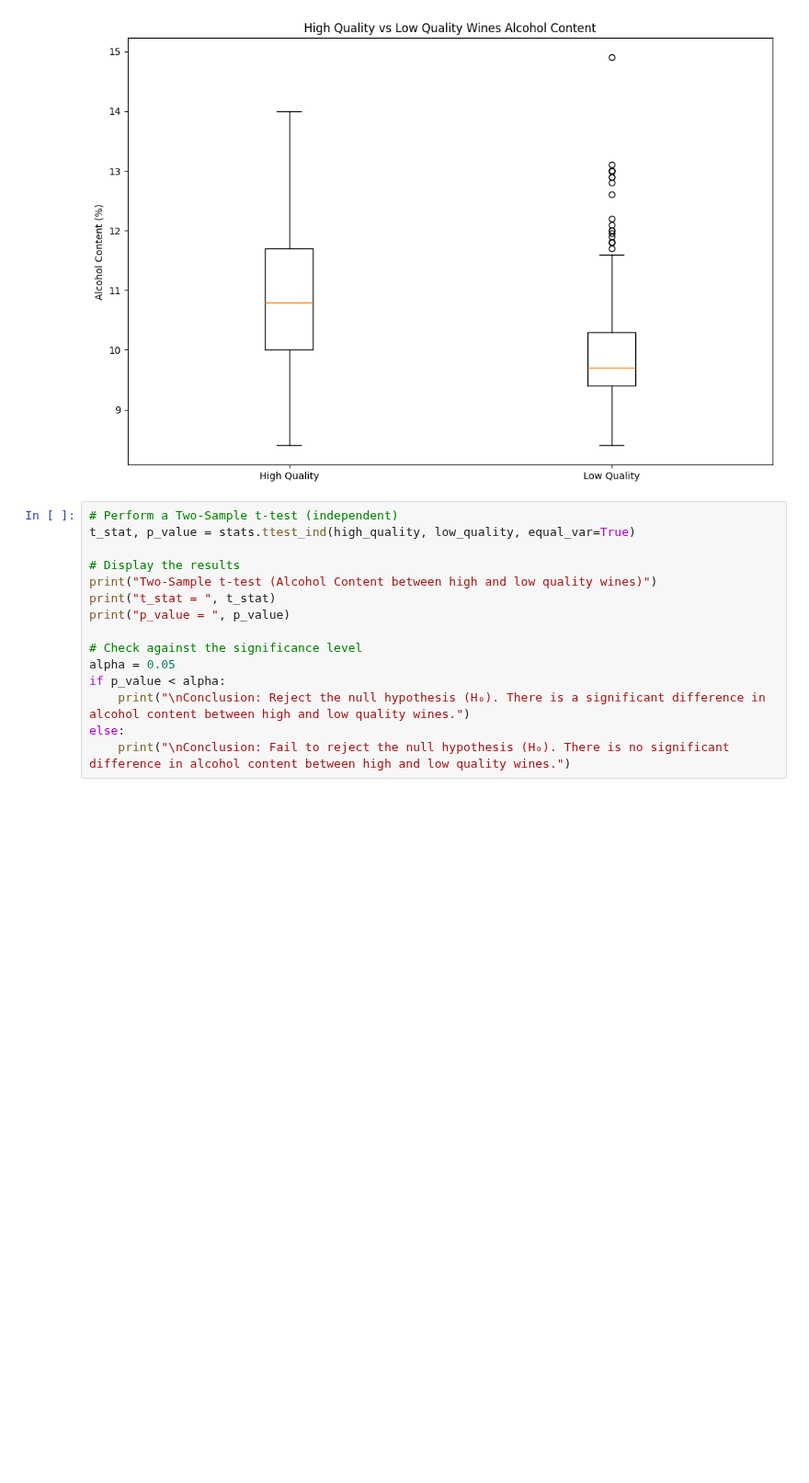
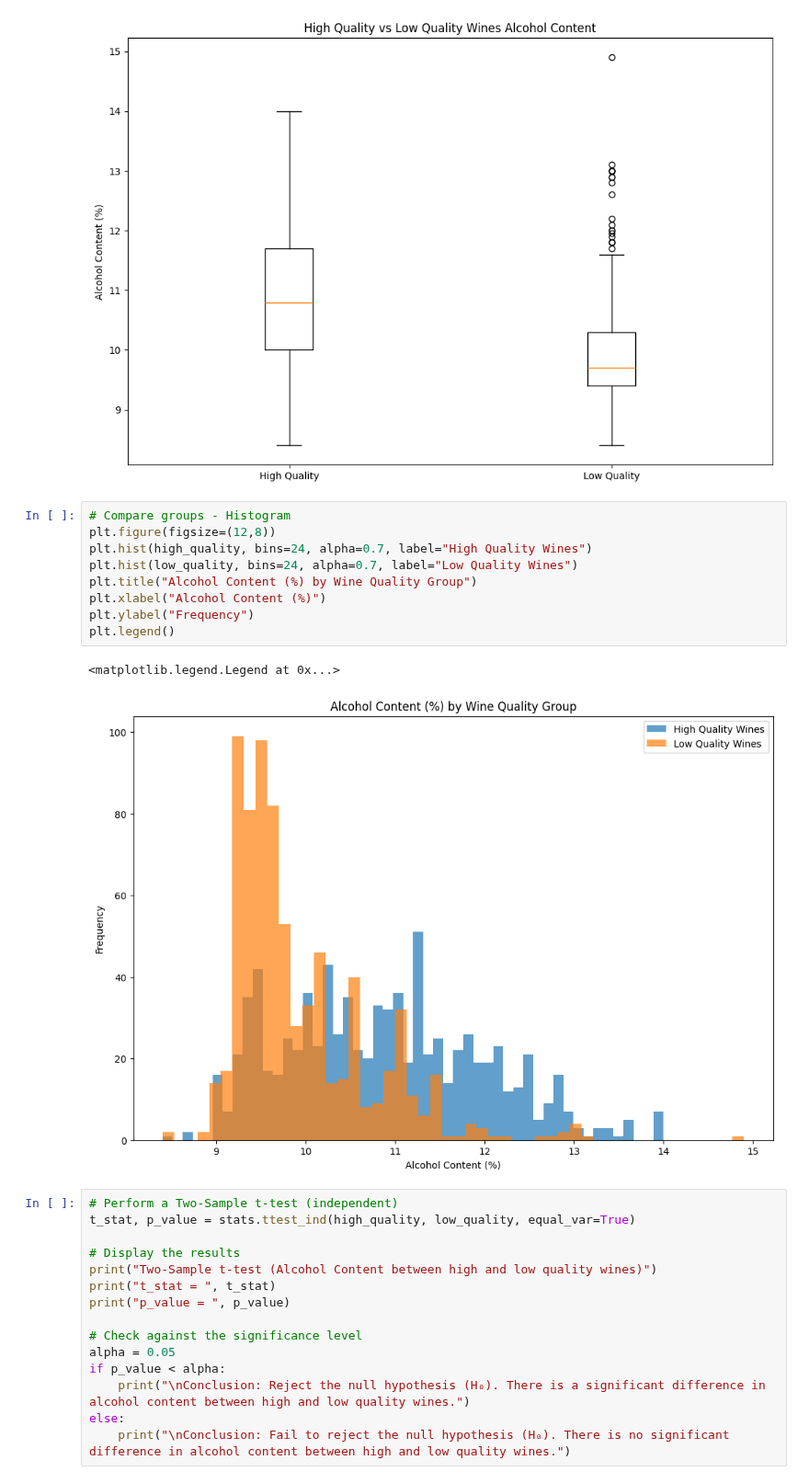
Before and after one commit to SaianPatel/InferentialStatistics, a Jupyter notebook: Coursework/HypothesisTesting.ipynb, the cells around one changed output. Shown at 92% size. Saved outputs shown, nothing was run; the diff lists cells and outputs as text; blank space fills up the shorter version.

Commit message:
Update HypothesisTesting.ipynb
Add histogram

```diff
--- a/Coursework/HypothesisTesting.ipynb
+++ b/Coursework/HypothesisTesting.ipynb
@@ -76,6 +76,18 @@ plt.ylabel("Alcohol Content (%)")
 # %% [output]
 Text(0, 0.5, 'Alcohol Content (%)')
 [figure]
+# %%
+# Compare groups - Histogram
+plt.figure(figsize=(12,8))
+plt.hist(high_quality, bins=24, alpha=0.7, label="High Quality Wines")
+plt.hist(low_quality, bins=24, alpha=0.7, label="Low Quality Wines")
+plt.title("Alcohol Content (%) by Wine Quality Group")
+plt.xlabel("Alcohol Content (%)")
+plt.ylabel("Frequency")
+plt.legend()
+# %% [output]
+<matplotlib.legend.Legend at 0x...>
+[figure, added]
 # %%
 # Perform a Two-Sample t-test (independent)
 t_stat, p_value = stats.ttest_ind(high_quality, low_quality, equal_var=True)
```
